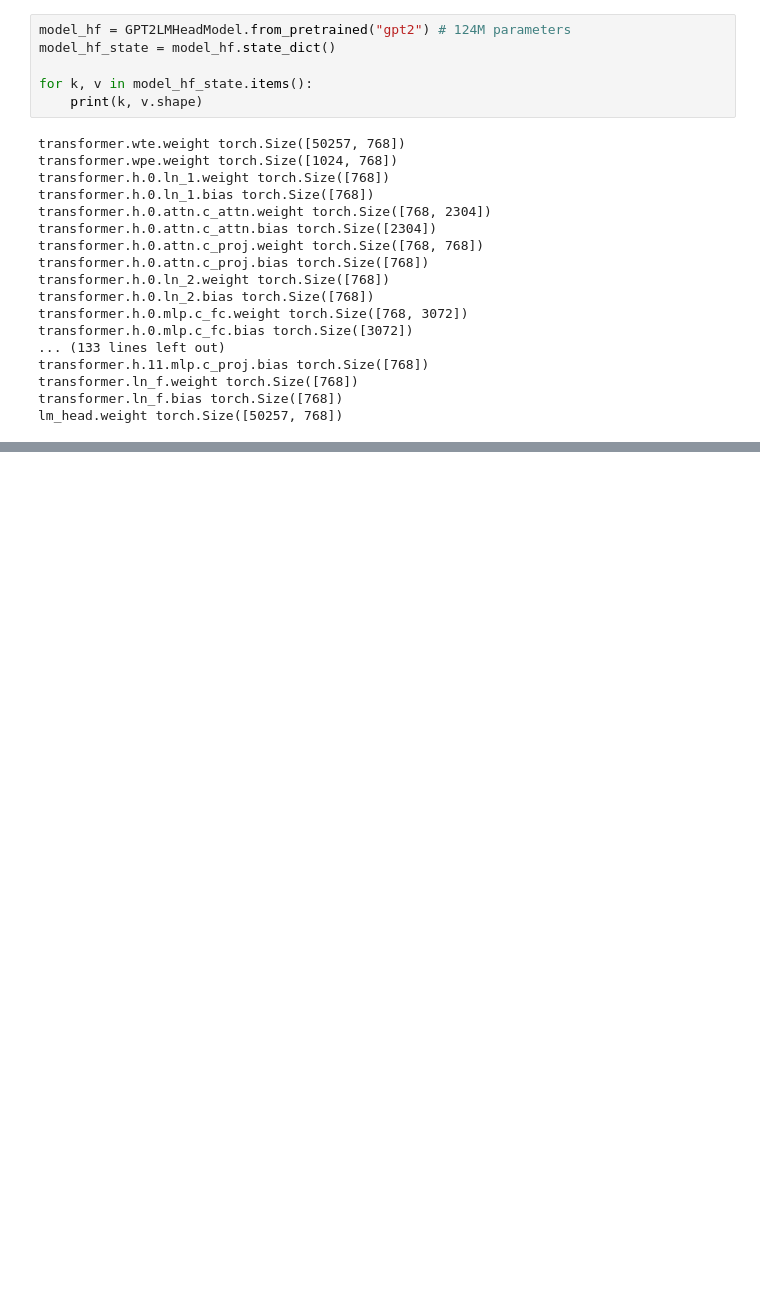
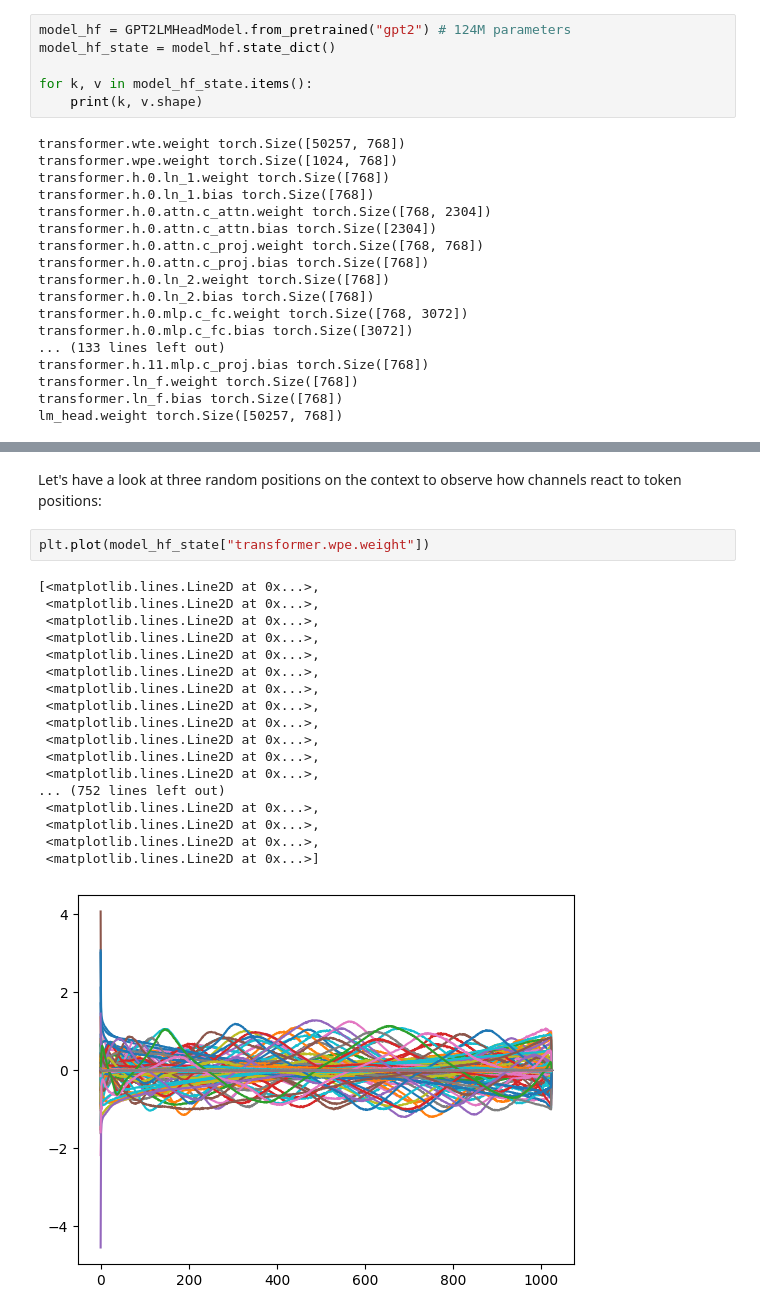
Before and after one commit to thomas-bouvier/distributed-gpt2, a Jupyter notebook: notebook.ipynb, the cells around one changed output, grey strips where cells are left out. Drawn from its saved outputs; the diff is of its cells as text; blank space fills up the shorter version.

```diff
--- a/notebook.ipynb
+++ b/notebook.ipynb
@@ -34,0 +53,23 @@ lm_head.weight torch.Size([50257, 768])
+# %% [markdown]
+Let's have a look at three random positions on the context to observe how channels react to token positions:
+# %%
+plt.plot(model_hf_state["transformer.wpe.weight"])
+# %% [output]
+[<matplotlib.lines.Line2D at 0x...>,
+ <matplotlib.lines.Line2D at 0x...>,
+ <matplotlib.lines.Line2D at 0x...>,
+ <matplotlib.lines.Line2D at 0x...>,
+ <matplotlib.lines.Line2D at 0x...>,
+ <matplotlib.lines.Line2D at 0x...>,
+ <matplotlib.lines.Line2D at 0x...>,
+ <matplotlib.lines.Line2D at 0x...>,
+ <matplotlib.lines.Line2D at 0x...>,
+ <matplotlib.lines.Line2D at 0x...>,
+ <matplotlib.lines.Line2D at 0x...>,
+ <matplotlib.lines.Line2D at 0x...>,
+... (752 lines left out)
+ <matplotlib.lines.Line2D at 0x...>,
+ <matplotlib.lines.Line2D at 0x...>,
+ <matplotlib.lines.Line2D at 0x...>,
+ <matplotlib.lines.Line2D at 0x...>]
+[figure, added]
```
Also changed, not shown: parts of 4 cells of this notebook, 1 other file.
